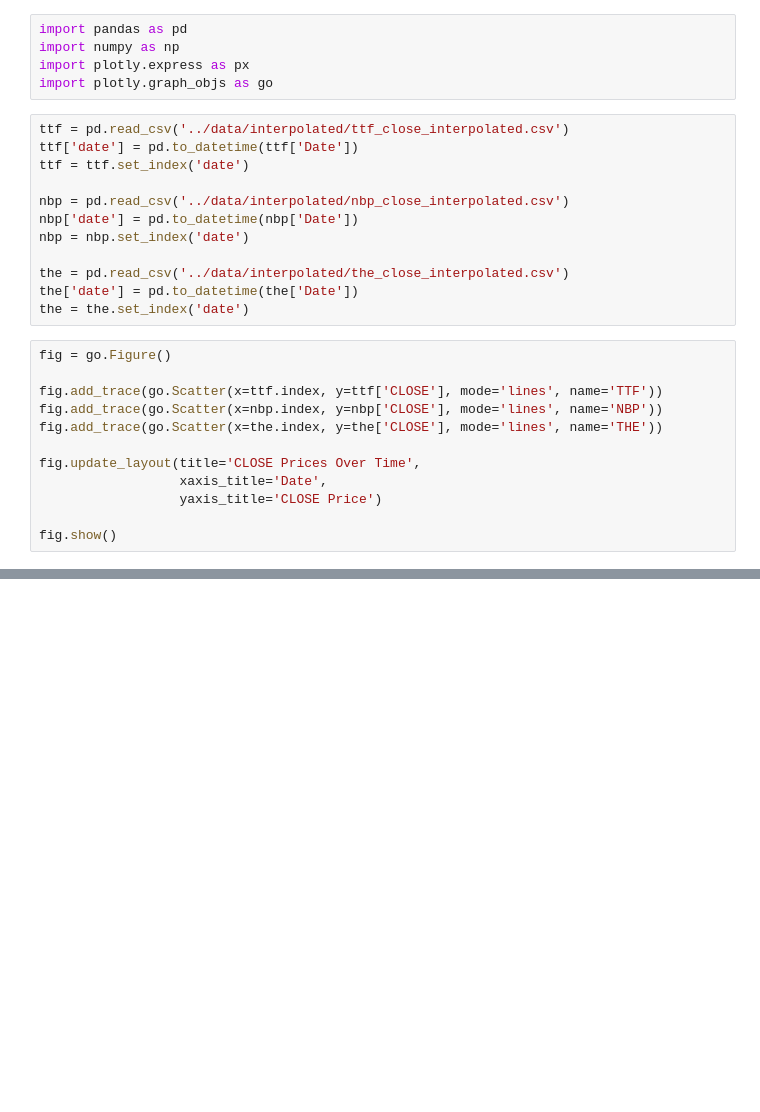
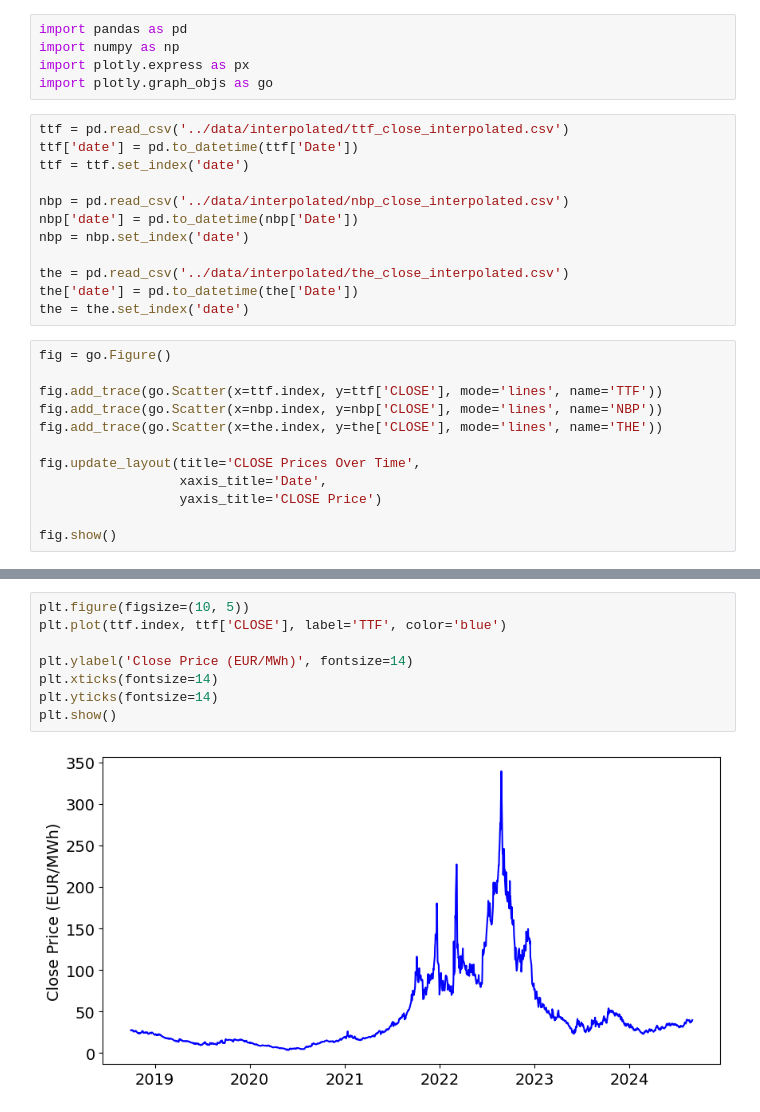
Before and after one commit to sindrjha/statistical-arbitrage, a Jupyter notebook: eda/eda.ipynb, the cells around one changed output, grey strips where cells are left out. Drawn from its saved outputs; the diff is of its cells as text; blank space fills up the shorter version.

```diff
--- a/eda/eda.ipynb
+++ b/eda/eda.ipynb
@@ -30,3 +114,13 @@ fig.show()
+# %%
+plt.figure(figsize=(10, 5))
+plt.plot(ttf.index, ttf['CLOSE'], label='TTF', color='blue')
+
+plt.ylabel('Close Price (EUR/MWh)', fontsize=14)
+plt.xticks(fontsize=14)
+plt.yticks(fontsize=14)
+plt.show()
+# %% [output]
+[figure, added]
 # %%
 import matplotlib.pyplot as plt
 
```
Also changed, not shown: parts of 5 cells of this notebook, 22 other files.
